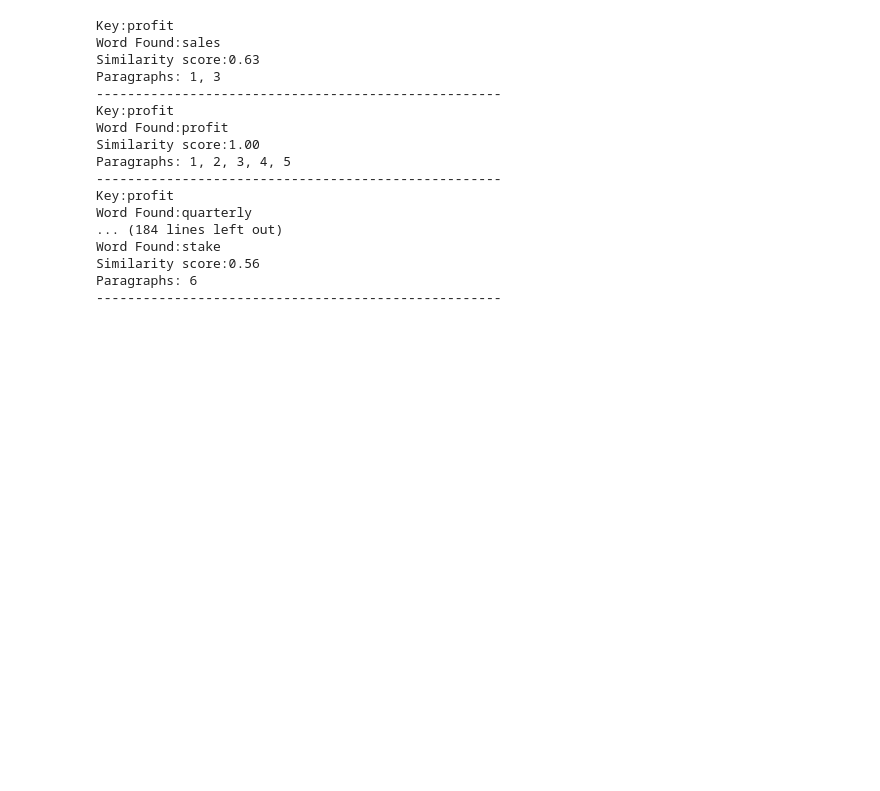
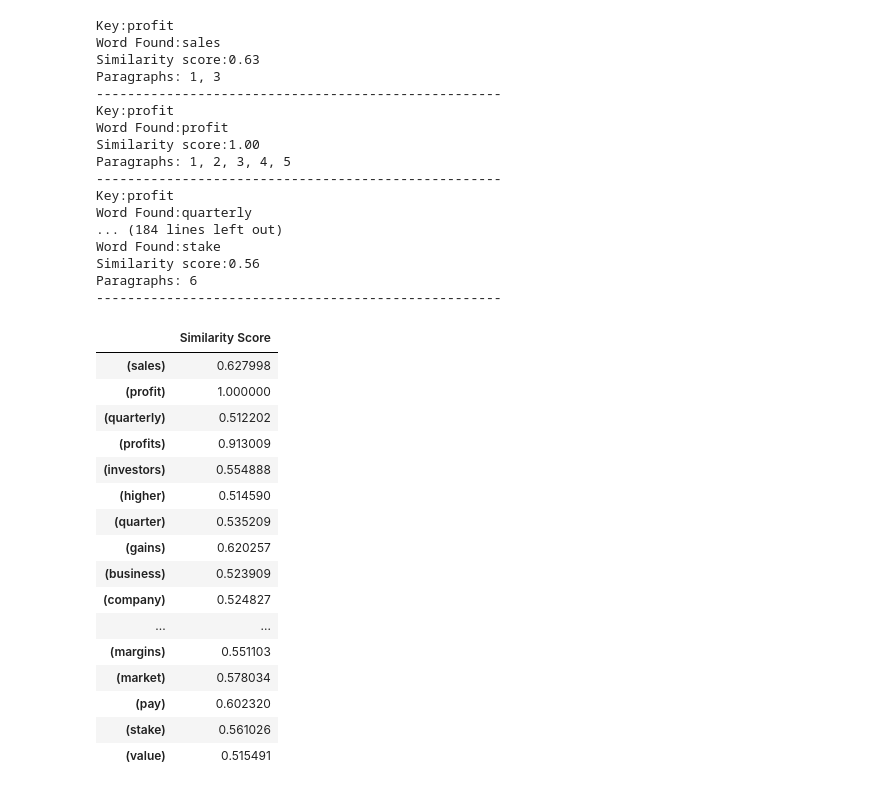
Before and after one commit to nairp2/word_context_app, a Jupyter notebook: similarity score_pn.ipynb, the cells around one changed output. Drawn from its saved outputs; the diff is of its cells as text; code cells hidden in the pictures; blank space fills up the shorter version.

```diff
--- a/similarity score_pn.ipynb
+++ b/similarity score_pn.ipynb
@@ -6,14 +6,0 @@ import docx2txt
-# %%
-business_txt_list = []
-for root, dirs, files in os.walk('bbc_doc/business'):
-    print(root, dirs, files)
-
-    if files:
-        for i in files:
-            pth = "{}\{}".format(root,i)
-            #print(pth)
-            result = docx2txt.process(pth)
-            business_txt_list.append(result)
-            print(result)
-
-            print('-----------------------------------------------------')
@@ -42,0 +7,14 @@ txt001
+# %%
+business_txt_list = []
+for root, dirs, files in os.walk('bbc_doc/business'):
+    print(root, dirs, files)
+
+    if files:
+        for i in files:
+            path = "{}\{}".format(root,i)
+            #print(path)
+            result = docx2txt.process(path)
+            business_txt_list.append(result)
+            print(result)
+
+            print('-----------------------------------------------------')
@@ -161,16 +166,22 @@ def findline(word):
             line_num.append(i+1)
 
     if len(line_num) == 0:
+        line_num.append(0)
         word_not_found.append("Word not found!")
         return word_not_found
     return line_num
 # %%
 key = nlp(query)
+sim_score = []
+words = []
 
 for i in lemma_list:
     s = key.similarity(i)
 
     if s > 0.5:
+        words.append(i)
+        sim_score.append(s)
+
         word_found_list = []
         word_found_list.append(str(i.text))
         word_found_lines = findline(word_found_list[0])
@@ -206,0 +220,22 @@ Paragraphs: 6
+# %%
+matrix = pd.DataFrame({'Similarity Score': sim_score}, index = words)
+matrix = matrix.drop_duplicates()
+matrix
+# %% [output]
+|  | Similarity Score |
+| (sales) | 0.627998 |
+| (profit) | 1.000000 |
+| (quarterly) | 0.512202 |
+| (profits) | 0.913009 |
+| (investors) | 0.554888 |
+| (higher) | 0.514590 |
+| (quarter) | 0.535209 |
+| (gains) | 0.620257 |
+| (business) | 0.523909 |
+| (company) | 0.524827 |
+| ... | ... |
+| (margins) | 0.551103 |
+| (market) | 0.578034 |
+| (pay) | 0.602320 |
+| (stake) | 0.561026 |
+| (value) | 0.515491 |
```
Also changed, not shown: parts of 7 cells of this notebook.
